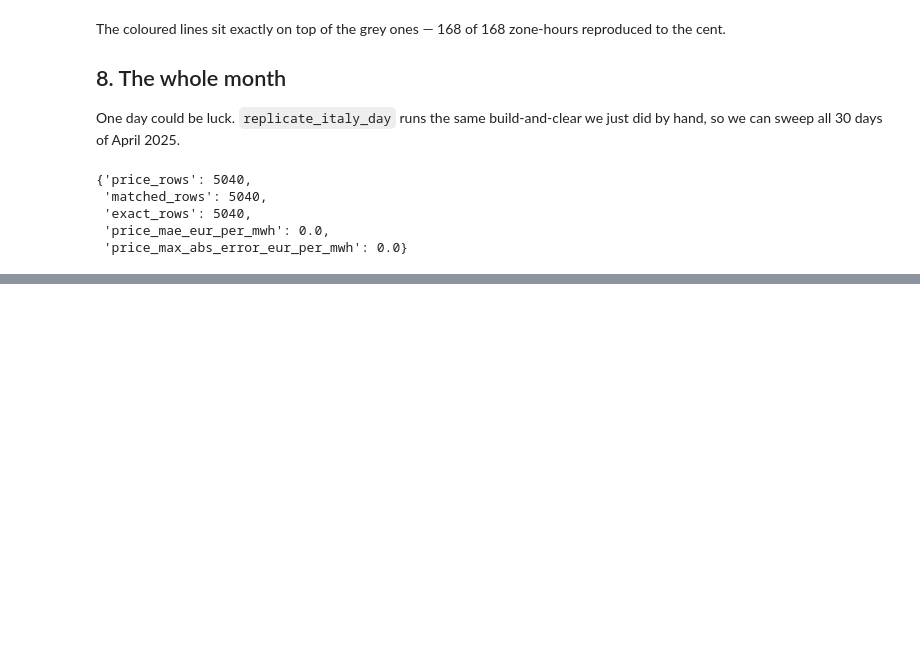
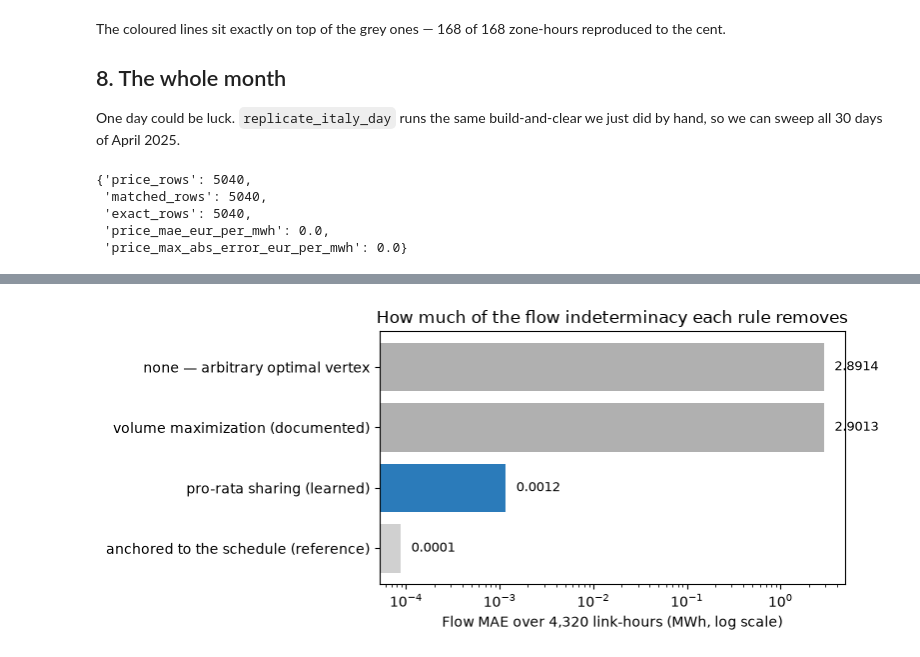
Before and after one commit to rebase-energy/OpenEUPHEMIA, a Jupyter notebook: examples/italy_april_2025.ipynb, the cells around one changed output, grey strips where cells are left out. Cells and saved outputs as stored; diff of their text form; code cells hidden in the pictures; blank space fills up the shorter version.

```diff
--- a/examples/italy_april_2025.ipynb
+++ b/examples/italy_april_2025.ipynb
@@ -56,6 +59,8 @@ import pandas as pd
 bid_curves = pd.read_csv(DATA / "bid-curves.csv.gz")
 transfer_capacities = pd.read_csv(DATA / "transfer-capacities.csv.gz")
 published_prices = pd.read_csv(DATA / "published-prices.csv.gz")
+published_exchanges = pd.read_csv(DATA / "published-exchanges.csv.gz")
+published_flows = pd.read_csv(DATA / "published-flows.csv.gz")
 
 DAY = "2025-04-01"
 print(f"{len(bid_curves):,} curve rows over {bid_curves.delivery_day.nunique()} days")
@@ -326,0 +336,31 @@ them and proving the clearing reproduces what was published.
+# %%
+from openeuphemia.italy import summarize_flow_comparison
+
+RULES = [
+    (None, "none — arbitrary optimal vertex"),
+    ("volume-max", "volume maximization (documented)"),
+    ("pro-rata", "pro-rata sharing (learned)"),
+    ("anchored", "anchored to the schedule (reference)"),
+]
+
+ladder = []
+for rule, label in RULES:
+    comparisons = [
+        replicate_italy_day(
+            delivery_day=day, boundary="exchanges", flow_selection=rule, **inputs
+        ).flow_comparison
+        for day in days
+    ]
+    stats = summarize_flow_comparison(pd.concat(comparisons, ignore_index=True))
+    ladder.append(
+        {
+            "rule": label,
+            "flow MAE (MWh)": stats["flow_mae_mwh"],
+            "max error (MWh)": stats["flow_max_abs_error_mwh"],
+            "exact link-hours": f"{stats['exact_flow_rows']} / {stats['flow_rows']}",
+        }
+    )
+    print(f"{label:<40} MAE {stats['flow_mae_mwh']:.4f} MWh")
+
+ladder = pd.DataFrame(ladder)
+ladder
@@ -326,0 +377,14 @@ them and proving the clearing reproduces what was published.
+# %%
+fig, ax = plt.subplots(figsize=(8, 3.5))
+colors = ["#b0b0b0", "#b0b0b0", "#2b7bba", "#d0d0d0"]
+ax.barh(ladder["rule"], ladder["flow MAE (MWh)"], color=colors)
+ax.set_xscale("log")
+ax.set_xlabel("Flow MAE over 4,320 link-hours (MWh, log scale)")
+ax.invert_yaxis()
+for y, value in enumerate(ladder["flow MAE (MWh)"]):
+    ax.text(value * 1.3, y, f"{value:.4f}", va="center", fontsize=9)
+ax.set_title("How much of the flow indeterminacy each rule removes")
+plt.tight_layout()
+plt.show()
+# %% [output]
+[figure, added]
```
Also changed, not shown: parts of 12 cells of this notebook, 11 other files.
